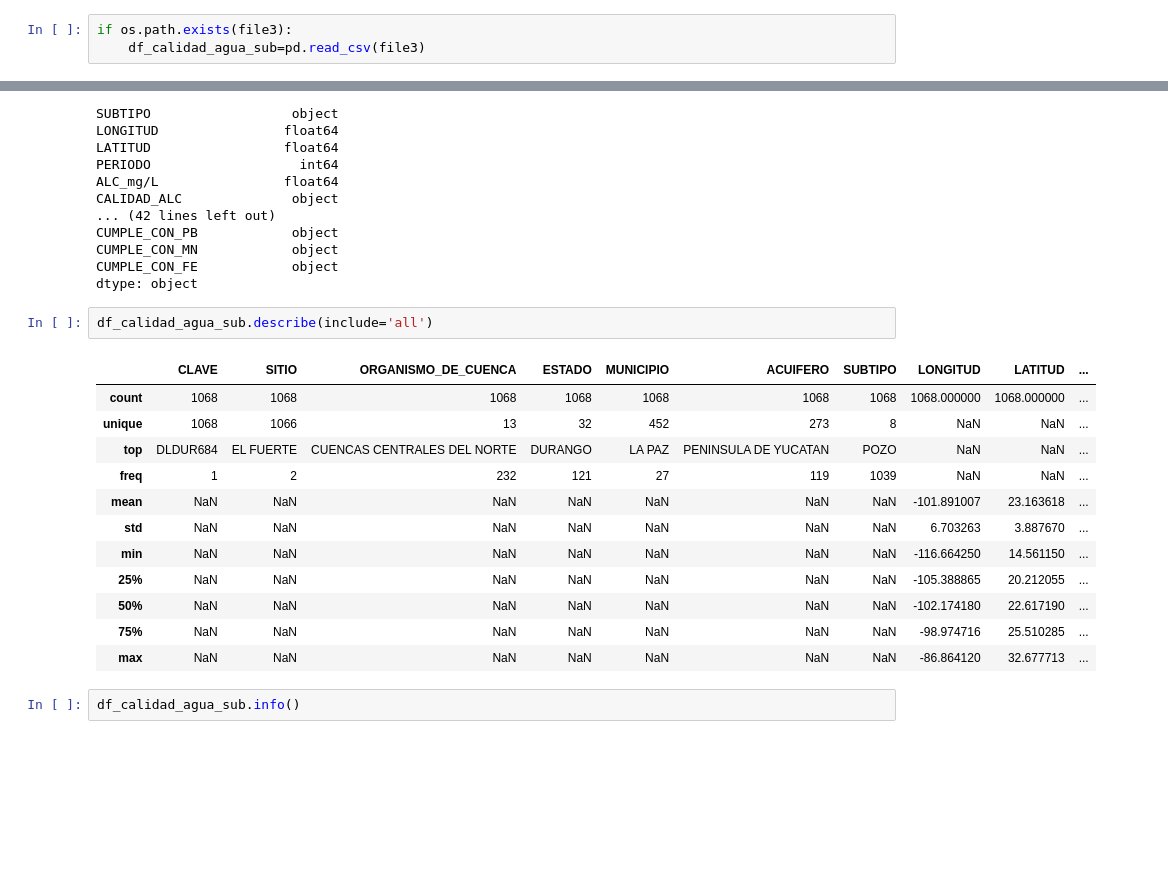
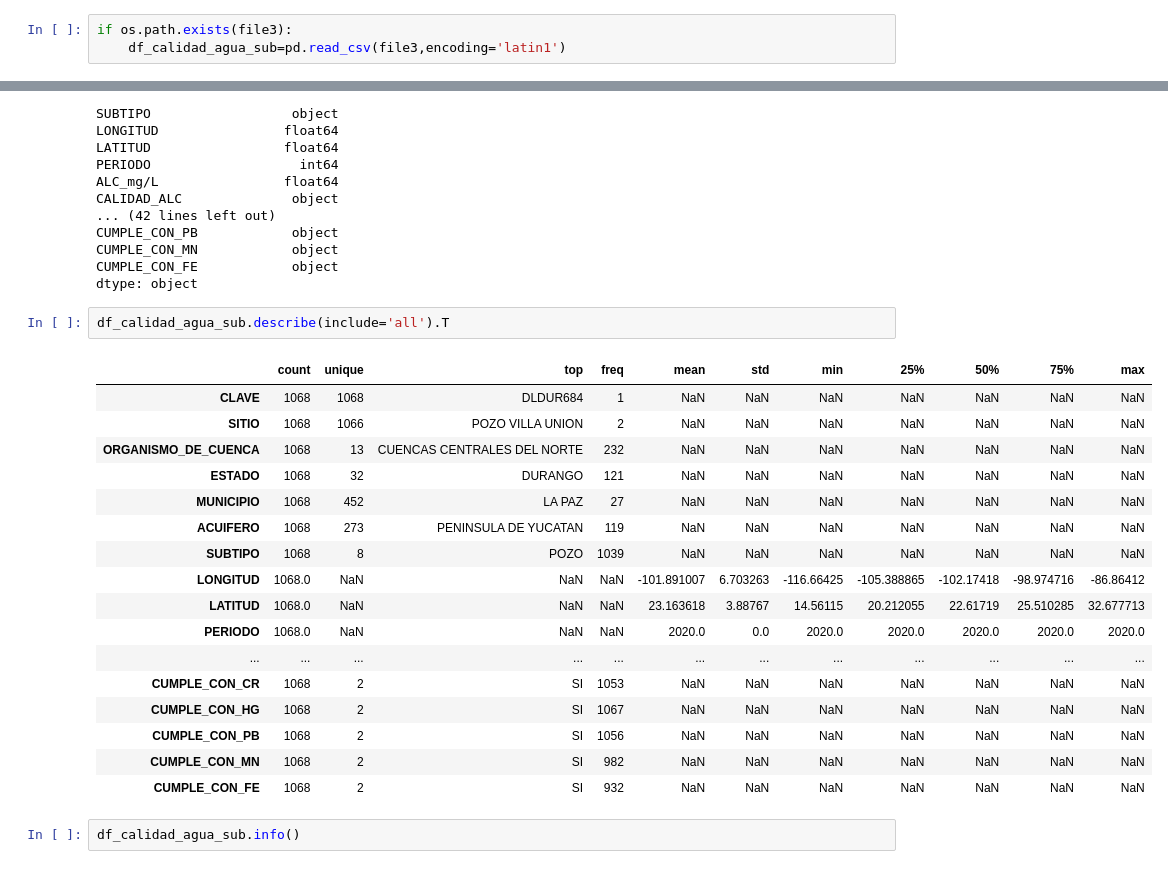
Before and after one commit to PosgradoMNA/actividades-del-projecto-equipo-61, a Jupyter notebook: reto_1/reto1.ipynb, the cells around one changed output, grey strips where cells are left out. Cells and saved outputs as stored; diff of their text form; blank space fills up the shorter version.

```diff
--- a/reto_1/reto1.ipynb
+++ b/reto_1/reto1.ipynb
@@ -61,6 +62,6 @@ df_superficiales.head()
 | 4 |  |  | POINT Z (-109.89657 22.87694 0.00... |
 # %%
 if os.path.exists(file3):
-    df_calidad_agua_sub=pd.read_csv(file3)
+    df_calidad_agua_sub=pd.read_csv(file3,encoding='latin1')
 # %%
 if os.path.exists(file4):
@@ -160,20 +170,25 @@ CUMPLE_CON_MN            object
 CUMPLE_CON_FE            object
 dtype: object
 # %%
-df_calidad_agua_sub.describe(include='all')
+df_calidad_agua_sub.describe(include='all').T
 # %% [output]
-|  | CLAVE | SITIO | ORGANISMO_DE_CUENCA | ESTADO | MUNICIPIO | ACUIFERO | SUBTIPO | LONGITUD | LATITUD | ... |
-| count | 1068 | 1068 | 1068 | 1068 | 1068 | 1068 | 1068 | 1068.000000 | 1068.000000 | ... |
-| unique | 1068 | 1066 | 13 | 32 | 452 | 273 | 8 | NaN | NaN | ... |
-| top | DLDUR684 | EL FUERTE | CUENCAS CENTRALES DEL NORTE | DURANGO | LA PAZ | PENINSULA DE YUCATAN | POZO | NaN | NaN | ... |
-| freq | 1 | 2 | 232 | 121 | 27 | 119 | 1039 | NaN | NaN | ... |
-| mean | NaN | NaN | NaN | NaN | NaN | NaN | NaN | -101.891007 | 23.163618 | ... |
-| std | NaN | NaN | NaN | NaN | NaN | NaN | NaN | 6.703263 | 3.887670 | ... |
-| min | NaN | NaN | NaN | NaN | NaN | NaN | NaN | -116.664250 | 14.561150 | ... |
-| 25% | NaN | NaN | NaN | NaN | NaN | NaN | NaN | -105.388865 | 20.212055 | ... |
-| 50% | NaN | NaN | NaN | NaN | NaN | NaN | NaN | -102.174180 | 22.617190 | ... |
-| 75% | NaN | NaN | NaN | NaN | NaN | NaN | NaN | -98.974716 | 25.510285 | ... |
-| max | NaN | NaN | NaN | NaN | NaN | NaN | NaN | -86.864120 | 32.677713 | ... |
+|  | count | unique | top | freq | mean | std | min | 25% | 50% | 75% | max |
+| CLAVE | 1068 | 1068 | DLDUR684 | 1 | NaN | NaN | NaN | NaN | NaN | NaN | NaN |
+| SITIO | 1068 | 1066 | POZO VILLA UNION | 2 | NaN | NaN | NaN | NaN | NaN | NaN | NaN |
+| ORGANISMO_DE_CUENCA | 1068 | 13 | CUENCAS CENTRALES DEL NORTE | 232 | NaN | NaN | NaN | NaN | NaN | NaN | NaN |
+| ESTADO | 1068 | 32 | DURANGO | 121 | NaN | NaN | NaN | NaN | NaN | NaN | NaN |
+| MUNICIPIO | 1068 | 452 | LA PAZ | 27 | NaN | NaN | NaN | NaN | NaN | NaN | NaN |
+| ACUIFERO | 1068 | 273 | PENINSULA DE YUCATAN | 119 | NaN | NaN | NaN | NaN | NaN | NaN | NaN |
+| SUBTIPO | 1068 | 8 | POZO | 1039 | NaN | NaN | NaN | NaN | NaN | NaN | NaN |
+| LONGITUD | 1068.0 | NaN | NaN | NaN | -101.891007 | 6.703263 | -116.66425 | -105.388865 | -102.17418 | -98.974716 | -86.86412 |
+| LATITUD | 1068.0 | NaN | NaN | NaN | 23.163618 | 3.88767 | 14.56115 | 20.212055 | 22.61719 | 25.510285 | 32.677713 |
+| PERIODO | 1068.0 | NaN | NaN | NaN | 2020.0 | 0.0 | 2020.0 | 2020.0 | 2020.0 | 2020.0 | 2020.0 |
+| ... | ... | ... | ... | ... | ... | ... | ... | ... | ... | ... | ... |
+| CUMPLE_CON_CR | 1068 | 2 | SI | 1053 | NaN | NaN | NaN | NaN | NaN | NaN | NaN |
+| CUMPLE_CON_HG | 1068 | 2 | SI | 1067 | NaN | NaN | NaN | NaN | NaN | NaN | NaN |
+| CUMPLE_CON_PB | 1068 | 2 | SI | 1056 | NaN | NaN | NaN | NaN | NaN | NaN | NaN |
+| CUMPLE_CON_MN | 1068 | 2 | SI | 982 | NaN | NaN | NaN | NaN | NaN | NaN | NaN |
+| CUMPLE_CON_FE | 1068 | 2 | SI | 932 | NaN | NaN | NaN | NaN | NaN | NaN | NaN |
 # %%
 df_calidad_agua_sub.info()
 # %% [output]
```
Also changed, not shown: parts of 25 cells of this notebook.
